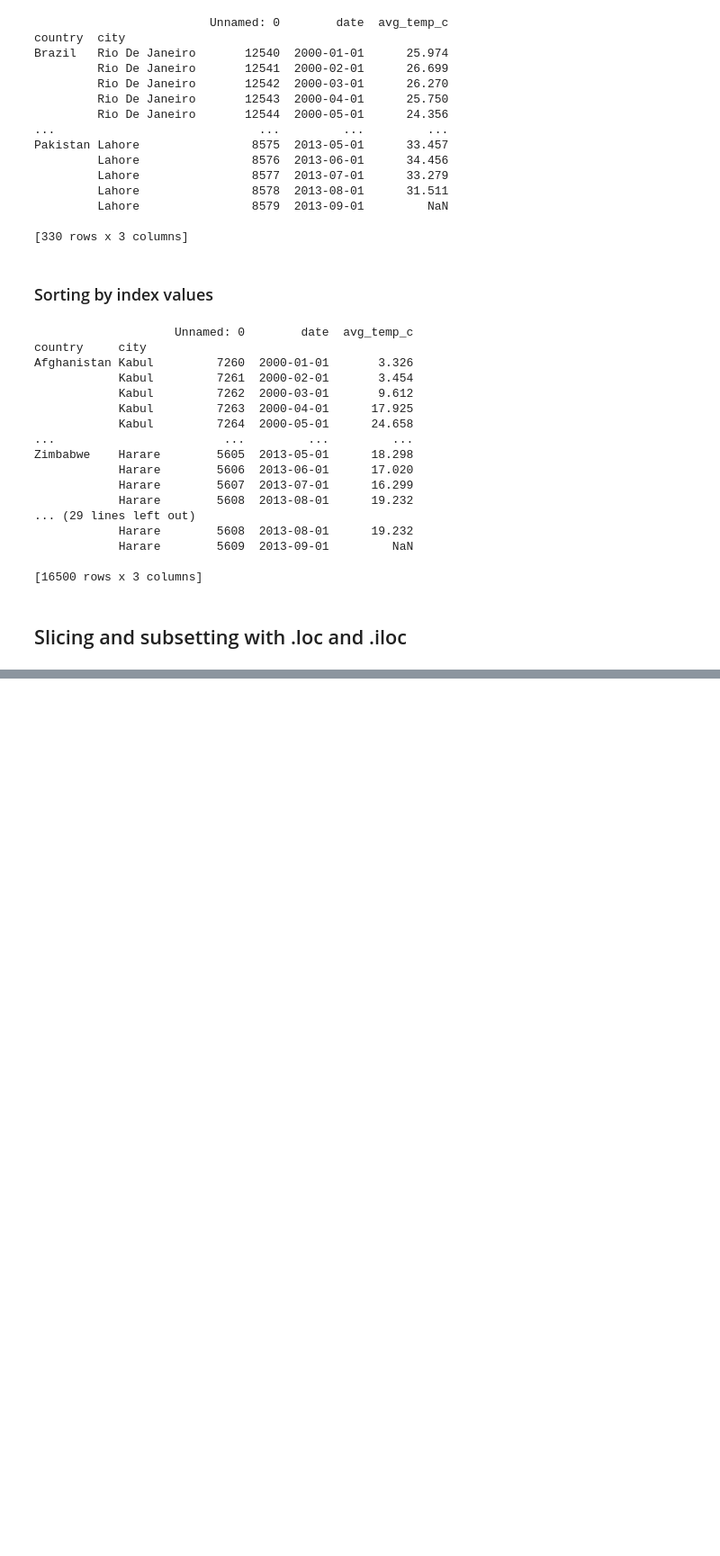
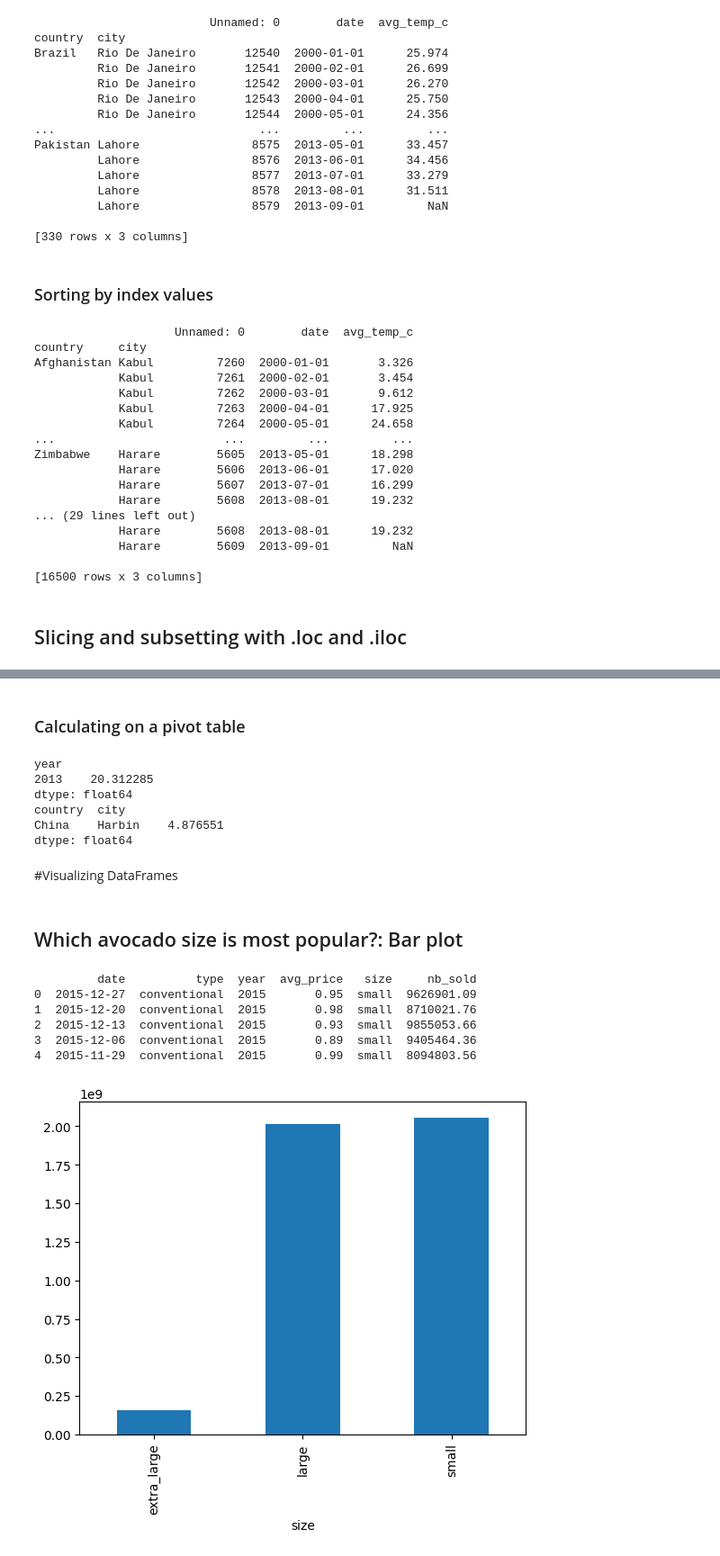
Before and after one commit to MeghanGH/data-analyst-with-python-datacamp, a Jupyter notebook: Data_Manipulation_with_Pandas.ipynb, the cells around one changed output, grey strips where cells are left out. Shown at 90% size. Cells and saved outputs as stored; diff of their text form; code cells hidden in the pictures; blank space fills up the shorter version.

```diff
--- a/Data_Manipulation_with_Pandas.ipynb
+++ b/Data_Manipulation_with_Pandas.ipynb
@@ -11,6 +11,9 @@ drive.mount('/content/drive')
 homelessness_csv = '/content/drive/My Drive/Colab Notebooks/Data-Analyst-with-Python/data/homelessness.csv'
 sales_subset_csv = '/content/drive/My Drive/Colab Notebooks/Data-Analyst-with-Python/data/sales_subset.csv'
 temperatures_csv = '/content/drive/My Drive/Colab Notebooks/Data-Analyst-with-Python/data/temperatures.csv'
+avocado_csv = '/content/drive/My Drive/Colab Notebooks/Data-Analyst-with-Python/data/avocado.csv'
+avocados_pkl= '/content/drive/My Drive/Colab Notebooks/Data-Analyst-with-Python/data/avocados.pkl'
+airline_bumping_csv = '/content/drive/My Drive/Colab Notebooks/Data-Analyst-with-Python/data/airline_bumping.csv'
 
 homelessness = pd.read_csv(homelessness_csv)
 print(homelessness.head())
@@ -20,6 +23,15 @@ print(sales.head())
 
 temperatures = pd.read_csv(temperatures_csv)
 print(temperatures.head())
+
+avocado = pd.read_csv(avocado_csv)
+print(avocado.head())
+
+avocados = pd.read_pickle(avocados_pkl)
+print(avocados.head())
+
+airline_bumping = pd.read_csv(airline_bumping_csv)
+print(airline_bumping.head())
 # %% [output]
 Drive already mounted at /content/drive; to attempt to forcibly remount, call drive.mount("/content/drive", force_remount=True).
    Unnamed: 0              region       state  individuals  family_members  \
@@ -664,0 +895,48 @@ Zimbabwe    Harare        5605  2013-05-01      18.298
+# %% [markdown]
+### Calculating on a pivot table
+# %%
+# Get the worldwide mean temp by year
+mean_temp_by_year = temp_by_country_city_vs_year.mean()
+
+# Filter for the year that had the highest mean temp
+print(mean_temp_by_year[mean_temp_by_year >= mean_temp_by_year.max()])
+
+# Get the mean temp by city
+mean_temp_by_city = temp_by_country_city_vs_year.mean(axis='columns')
+
+# Filter for the city that had the lowest mean temp
+print(mean_temp_by_city[mean_temp_by_city <= mean_temp_by_city.min()])
+# %% [output]
+year
+2013    20.312285
+dtype: float64
+country  city
+China    Harbin    4.876551
+dtype: float64
+# %% [markdown]
+#Visualizing DataFrames
+# %% [markdown]
+## Which avocado size is most popular?: Bar plot
+# %%
+# Import matplotlib.pyplot with alias plt
+import matplotlib.pyplot as plt
+
+# Look at the first few rows of data
+print(avocados.head())
+
+# Get the total number of avocados sold of each size
+nb_sold_by_size = avocados.groupby('size')['nb_sold'].sum()
+
+# Create a bar plot of the number of avocados sold by size
+nb_sold_by_size.plot(kind='bar')
+
+# Show the plot
+plt.show()
+# %% [output]
+         date          type  year  avg_price   size     nb_sold
+0  2015-12-27  conventional  2015       0.95  small  9626901.09
+1  2015-12-20  conventional  2015       0.98  small  8710021.76
+2  2015-12-13  conventional  2015       0.93  small  9855053.66
+3  2015-12-06  conventional  2015       0.89  small  9405464.36
+4  2015-11-29  conventional  2015       0.99  small  8094803.56
+[figure, added]
```
Also changed, not shown: parts of 40 cells of this notebook.
